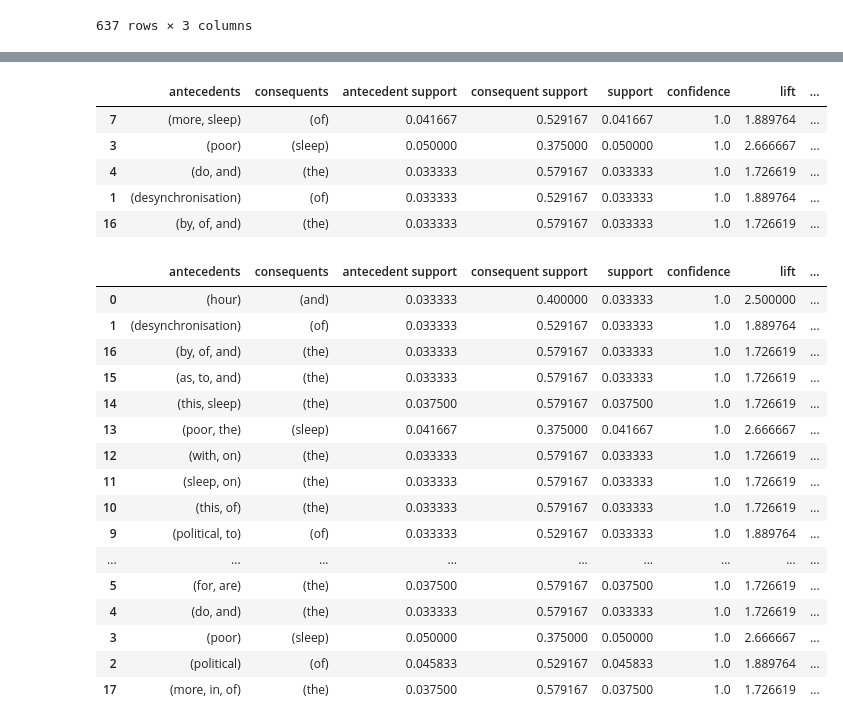
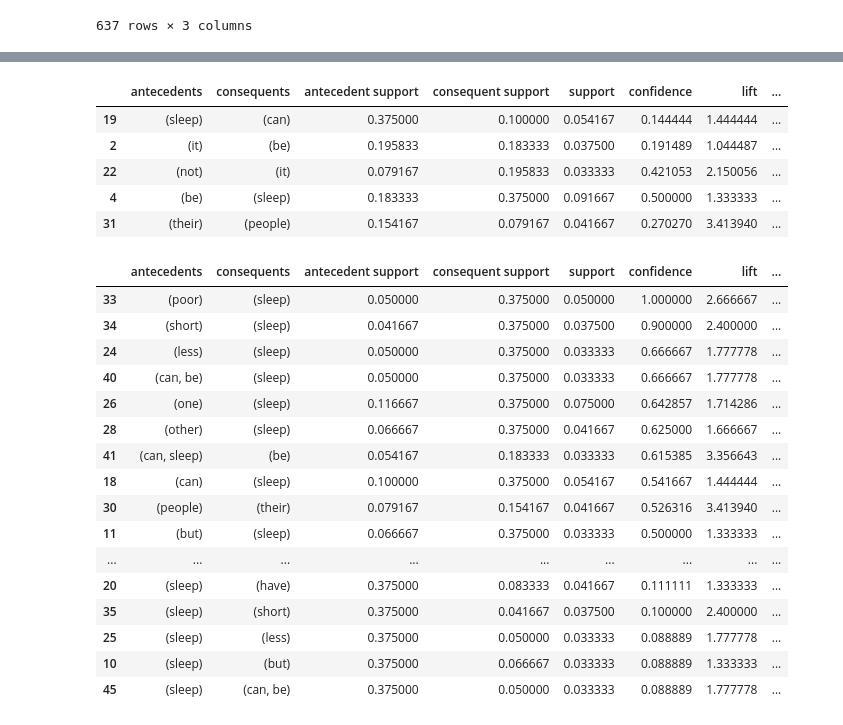
Before and after one commit to kai2128/DM_Assignment, a Jupyter notebook: Q4/q4.ipynb, the cells around one changed output, grey strips where cells are left out. Saved outputs shown, nothing was run; the diff lists cells and outputs as text; code cells hidden in the pictures.

```diff
--- a/Q4/q4.ipynb
+++ b/Q4/q4.ipynb
@@ -50,6 +50,9 @@ data['sentences'] = data['sentences'].apply(lambda x: x.split(','))
 # %%
 # delete empty list
 data['sentences'] = data['sentences'].apply(lambda x: [str for str in x if str])
+# remove common words
+common_words = ['the', 'a', 'an', 'and','of','in','is','are','was','were','that','this']
+data['sentences'] = data['sentences'].apply(lambda x: [word for word in x if word not in common_words])
 data.sample(5)
 # %% [output]
 |  | sentences |
@@ -171,33 +162,33 @@ df_apr[(df_apr['length'] >= 3) & (df_apr['support'] > 0.05)]
 # %%
 from mlxtend.frequent_patterns import association_rules
 # %%
-df_ar = association_rules(df_apr, metric='confidence', min_threshold=1)
+rules = association_rules(df_apr, metric='lift', min_threshold=1)
 # %%
-df_ar.sample(5)
+rules.sample(5)
 # %% [output]
 |  | antecedents | consequents | antecedent support | consequent support | support | confidence | lift | ... |
-| 7 | (more, sleep) | (of) | 0.041667 | 0.529167 | 0.041667 | 1.0 | 1.889764 | ... |
-| 3 | (poor) | (sleep) | 0.050000 | 0.375000 | 0.050000 | 1.0 | 2.666667 | ... |
-| 4 | (do, and) | (the) | 0.033333 | 0.579167 | 0.033333 | 1.0 | 1.726619 | ... |
-| 1 | (desynchronisation) | (of) | 0.033333 | 0.529167 | 0.033333 | 1.0 | 1.889764 | ... |
-| 16 | (by, of, and) | (the) | 0.033333 | 0.579167 | 0.033333 | 1.0 | 1.726619 | ... |
+| 19 | (sleep) | (can) | 0.375000 | 0.100000 | 0.054167 | 0.144444 | 1.444444 | ... |
+| 2 | (it) | (be) | 0.195833 | 0.183333 | 0.037500 | 0.191489 | 1.044487 | ... |
+| 22 | (not) | (it) | 0.079167 | 0.195833 | 0.033333 | 0.421053 | 2.150056 | ... |
+| 4 | (be) | (sleep) | 0.183333 | 0.375000 | 0.091667 | 0.500000 | 1.333333 | ... |
+| 31 | (their) | (people) | 0.154167 | 0.079167 | 0.041667 | 0.270270 | 3.413940 | ... |
 # %%
-df_ar.sort_values('confidence', ascending=False)
+rules.sort_values('confidence', ascending=False)
 # %% [output]
 |  | antecedents | consequents | antecedent support | consequent support | support | confidence | lift | ... |
-| 0 | (hour) | (and) | 0.033333 | 0.400000 | 0.033333 | 1.0 | 2.500000 | ... |
-| 1 | (desynchronisation) | (of) | 0.033333 | 0.529167 | 0.033333 | 1.0 | 1.889764 | ... |
-| 16 | (by, of, and) | (the) | 0.033333 | 0.579167 | 0.033333 | 1.0 | 1.726619 | ... |
-| 15 | (as, to, and) | (the) | 0.033333 | 0.579167 | 0.033333 | 1.0 | 1.726619 | ... |
-| 14 | (this, sleep) | (the) | 0.037500 | 0.579167 | 0.037500 | 1.0 | 1.726619 | ... |
-| 13 | (poor, the) | (sleep) | 0.041667 | 0.375000 | 0.041667 | 1.0 | 2.666667 | ... |
-| 12 | (with, on) | (the) | 0.033333 | 0.579167 | 0.033333 | 1.0 | 1.726619 | ... |
-| 11 | (sleep, on) | (the) | 0.033333 | 0.579167 | 0.033333 | 1.0 | 1.726619 | ... |
-| 10 | (this, of) | (the) | 0.033333 | 0.579167 | 0.033333 | 1.0 | 1.726619 | ... |
-| 9 | (political, to) | (of) | 0.033333 | 0.529167 | 0.033333 | 1.0 | 1.889764 | ... |
+| 33 | (poor) | (sleep) | 0.050000 | 0.375000 | 0.050000 | 1.000000 | 2.666667 | ... |
+| 34 | (short) | (sleep) | 0.041667 | 0.375000 | 0.037500 | 0.900000 | 2.400000 | ... |
+| 24 | (less) | (sleep) | 0.050000 | 0.375000 | 0.033333 | 0.666667 | 1.777778 | ... |
+| 40 | (can, be) | (sleep) | 0.050000 | 0.375000 | 0.033333 | 0.666667 | 1.777778 | ... |
+| 26 | (one) | (sleep) | 0.116667 | 0.375000 | 0.075000 | 0.642857 | 1.714286 | ... |
+| 28 | (other) | (sleep) | 0.066667 | 0.375000 | 0.041667 | 0.625000 | 1.666667 | ... |
+| 41 | (can, sleep) | (be) | 0.054167 | 0.183333 | 0.033333 | 0.615385 | 3.356643 | ... |
+| 18 | (can) | (sleep) | 0.100000 | 0.375000 | 0.054167 | 0.541667 | 1.444444 | ... |
+| 30 | (people) | (their) | 0.079167 | 0.154167 | 0.041667 | 0.526316 | 3.413940 | ... |
+| 11 | (but) | (sleep) | 0.066667 | 0.375000 | 0.033333 | 0.500000 | 1.333333 | ... |
 | ... | ... | ... | ... | ... | ... | ... | ... | ... |
-| 5 | (for, are) | (the) | 0.037500 | 0.579167 | 0.037500 | 1.0 | 1.726619 | ... |
-| 4 | (do, and) | (the) | 0.033333 | 0.579167 | 0.033333 | 1.0 | 1.726619 | ... |
-| 3 | (poor) | (sleep) | 0.050000 | 0.375000 | 0.050000 | 1.0 | 2.666667 | ... |
-| 2 | (political) | (of) | 0.045833 | 0.529167 | 0.045833 | 1.0 | 1.889764 | ... |
-| 17 | (more, in, of) | (the) | 0.037500 | 0.579167 | 0.037500 | 1.0 | 1.726619 | ... |
+| 20 | (sleep) | (have) | 0.375000 | 0.083333 | 0.041667 | 0.111111 | 1.333333 | ... |
+| 35 | (sleep) | (short) | 0.375000 | 0.041667 | 0.037500 | 0.100000 | 2.400000 | ... |
+| 25 | (sleep) | (less) | 0.375000 | 0.050000 | 0.033333 | 0.088889 | 1.777778 | ... |
+| 10 | (sleep) | (but) | 0.375000 | 0.066667 | 0.033333 | 0.088889 | 1.333333 | ... |
+| 45 | (sleep) | (can, be) | 0.375000 | 0.050000 | 0.033333 | 0.088889 | 1.777778 | ... |
```
Also changed, not shown: parts of 5 cells of this notebook.
